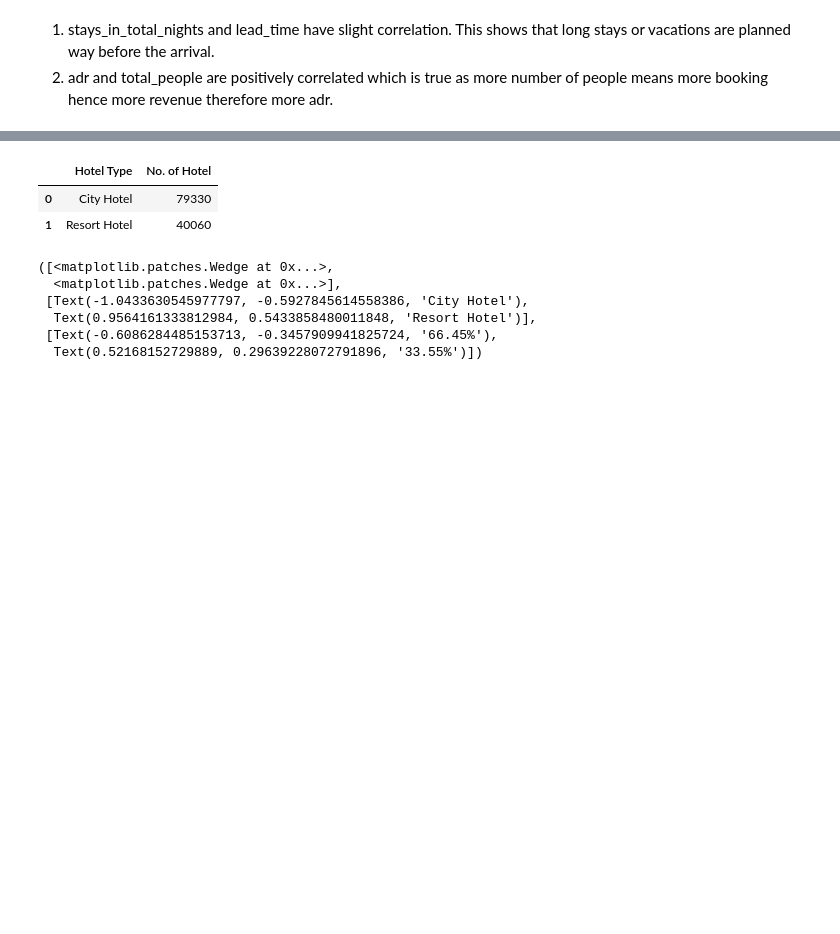
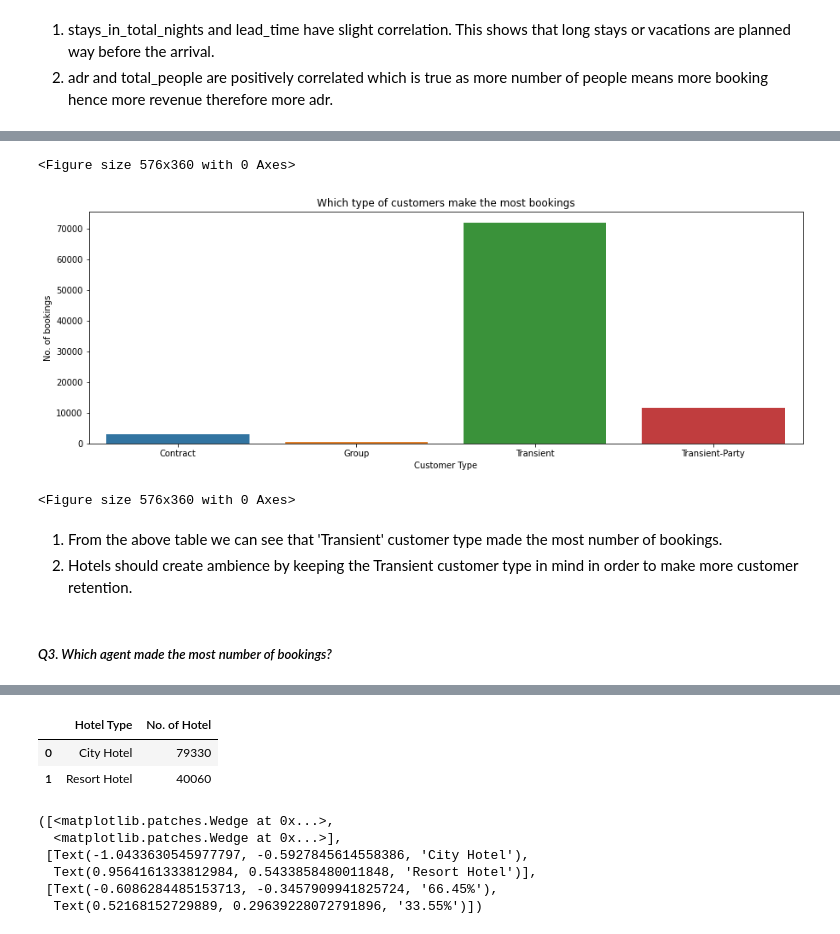
Before and after one commit to SinghUjjwal9/Hotel-Booking-Analysis-EDA, a Jupyter notebook: HotelBookingAnalysisEDA(Ujjwal_Ajit_Singh,_Cohort_Hudson).ipynb, the cells around one changed output, grey strips where cells are left out. Cells and saved outputs as stored; diff of their text form; code cells hidden in the pictures; blank space fills up the shorter version.

```diff
--- a/HotelBookingAnalysisEDA(Ujjwal_Ajit_Singh,_Cohort_Hudson).ipynb
+++ b/HotelBookingAnalysisEDA(Ujjwal_Ajit_Singh,_Cohort_Hudson).ipynb
@@ -457,0 +511,4 @@ sns.heatmap(correlation.corr(), cmap="YlGnBu", annot=True)
+# %%
+# Creating the table for customer types and No. of bookings.
+df_customer_type = df_hba1.groupby(["customer_type"])["meal"].count().reset_index().rename(columns = {"customer_type" : "Customer Type", "meal" : "No. of bookings"})
+df_customer_type
@@ -457,0 +521,14 @@ sns.heatmap(correlation.corr(), cmap="YlGnBu", annot=True)
+# %%
+# Plotting the graph of the above table to take insights.
+plt.title("Which type of customers make the most bookings")
+sns.barplot(x = "Customer Type", y = 'No. of bookings', data = df_customer_type)
+plt.figure(figsize = (8,5))
+# %% [output]
+<Figure size 576x360 with 0 Axes>
+[figure, added]
+<Figure size 576x360 with 0 Axes>
+# %% [markdown]
+1.   From the above table we can see that 'Transient' customer type made the most number of bookings.
+2.   Hotels should create ambience by keeping the Transient customer type in mind in order to make more customer retention.
+# %% [markdown]
+##### <i> Q3. Which agent made the most number of bookings?
```
Also changed, not shown: parts of 40 cells of this notebook.
